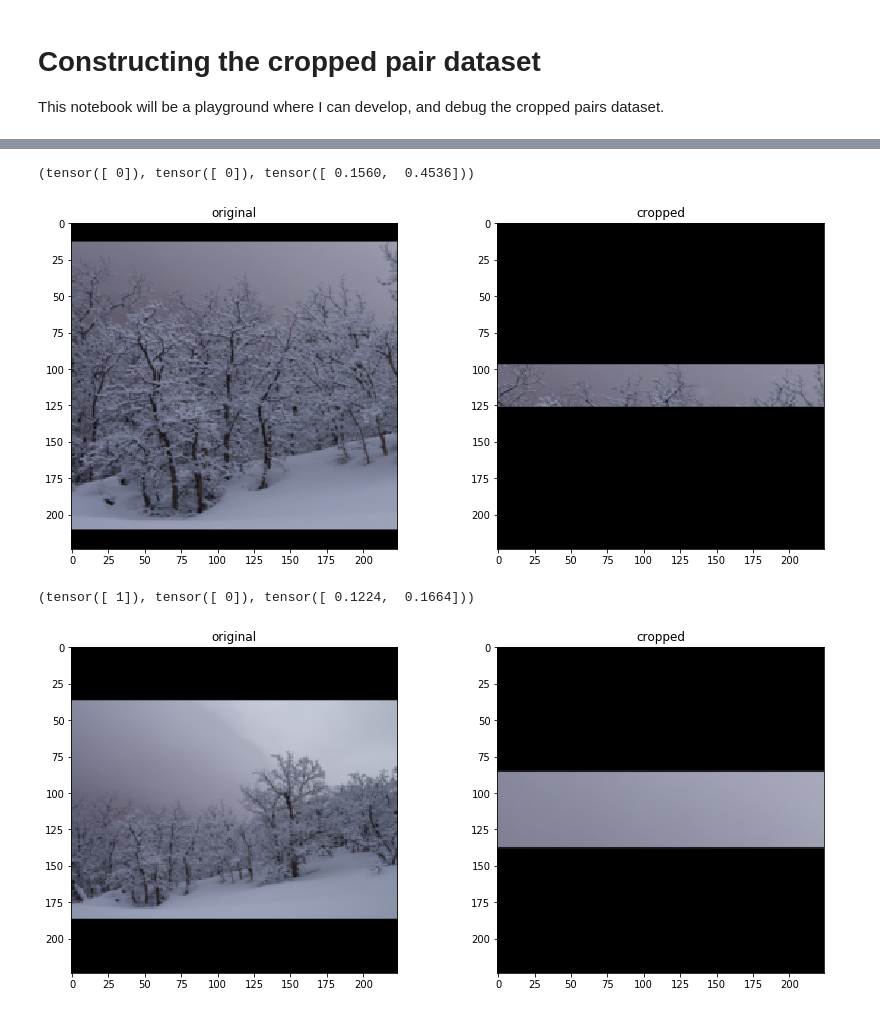
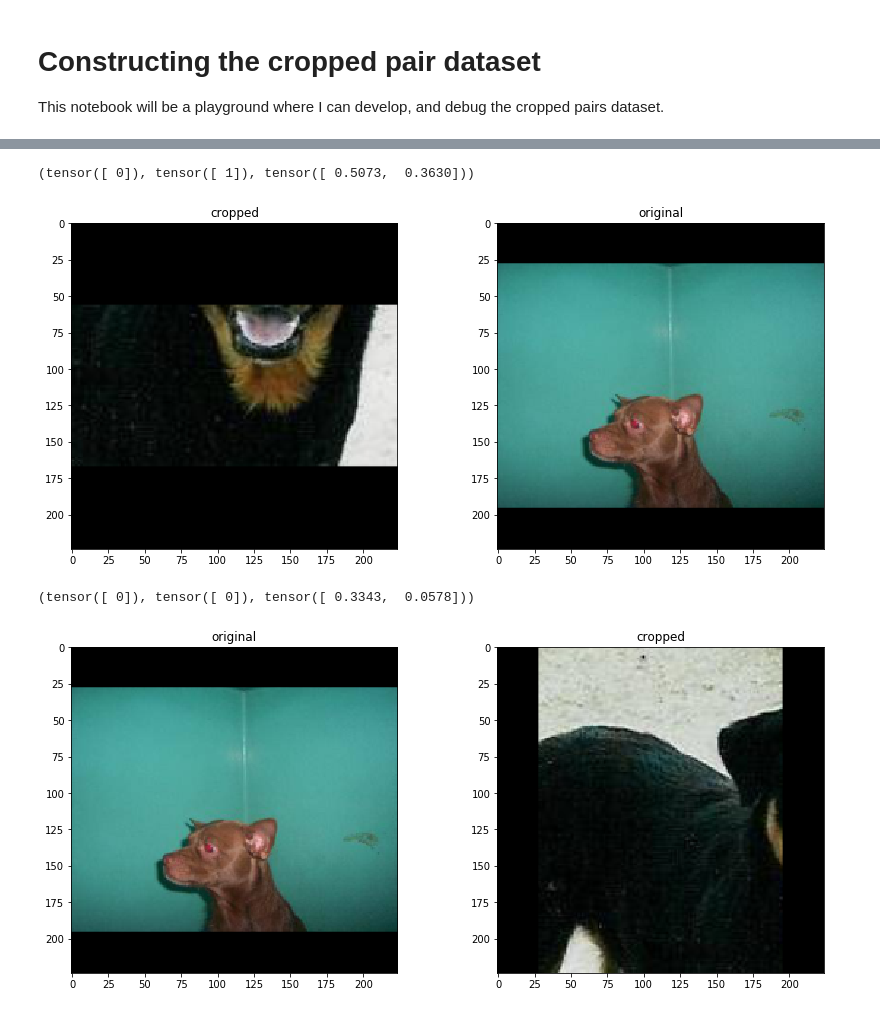
Before and after one commit to davidlmorton/crop-detection, a Jupyter notebook: dataset.ipynb, the cells around one changed output, grey strips where cells are left out. Saved outputs shown, nothing was run; the diff lists cells and outputs as text; code cells hidden in the pictures.

Commit message:
Add ability to generate more variations of the same images
This expands the size of the dataset without needing more original images

```diff
--- a/dataset.ipynb
+++ b/dataset.ipynb
@@ -32,6 +32,7 @@ class CroppedPairs(data.Dataset):
             crop_heights=dict(mean=0.3, std=0.1, min_value=0.01, max_value=0.99),
             hard_mode=False,
             image_size=224,
+            variations=10,
             loader=folder.default_loader,
             extensions=folder.IMG_EXTENSIONS):
 
@@ -42,6 +43,7 @@ class CroppedPairs(data.Dataset):
         self.crop_heights = crop_heights
         self.hard_mode = hard_mode
         self.image_size = image_size
+        self.variations = variations
         self.loader = loader
         self.extensions = extensions
 
@@ -79,7 +81,8 @@ class CroppedPairs(data.Dataset):
         return paths
 
     def get_uncropped_sample(self, index):
-        path = self.paths[index]
+        real_index = index % len(self.paths)
+        path = self.paths[real_index]
         return self.loader(path)
 
     def get_cropped_sample(self, index):
@@ -147,18 +150,23 @@ class CroppedPairs(data.Dataset):
         Returns:
             tuple: (sample, target) where sample is the image, and target the path to the image
         """
+        if index < 0 or index >= len(self):
+            raise IndexError(f"Index {index} out of range [0-{len(self) - 1}]")
+
         sample = self.get_sample(index)
         target = self.get_target(index)
 
         return sample, target
 
     def __len__(self):
-        return len(self.paths)
+        return len(self.paths) * self.variations
 
     def __repr__(self):
         fmt_str = 'Dataset ' + self.__class__.__name__ + '\n'
-        fmt_str += '    Number of images: {}\n'.format(self.__len__())
         fmt_str += '    Root Location: {}\n'.format(self.root)
+        fmt_str += '    Number of images: {}\n'.format(len(self.paths))
+        fmt_str += '    Number of variations per image: {}\n'.format(self.variations)
+        fmt_str += '    Number of samples: {}\n'.format(len(self))
         return fmt_str
 # %%
 def plot(ds, index):
@@ -181,4 +189,4 @@ def plot(ds, index):
         ax.imshow(i)
         ax.set_title(title)
 # %%
-ds = CroppedPairs(root='images')
+ds = CroppedPairs(root='data/dogscats/sample/train/dogs')
@@ -189,11 +206,11 @@ len(ds)
 # %%
 plot(ds, 1)
 # %% [output]
-(tensor([ 0]), tensor([ 0]), tensor([ 0.1560,  0.4536]))
+(tensor([ 0]), tensor([ 1]), tensor([ 0.5073,  0.3630]))
-[figure, old version]
+[figure, new version]
 # %%
-plot(ds, 2)
+plot(ds, 9)
 # %% [output]
-(tensor([ 1]), tensor([ 0]), tensor([ 0.1224,  0.1664]))
+(tensor([ 0]), tensor([ 0]), tensor([ 0.3343,  0.0578]))
-[figure, old version]
+[figure, new version]
 # %%
```
Also changed, not shown: parts of 5 cells of this notebook, 1 other file.
